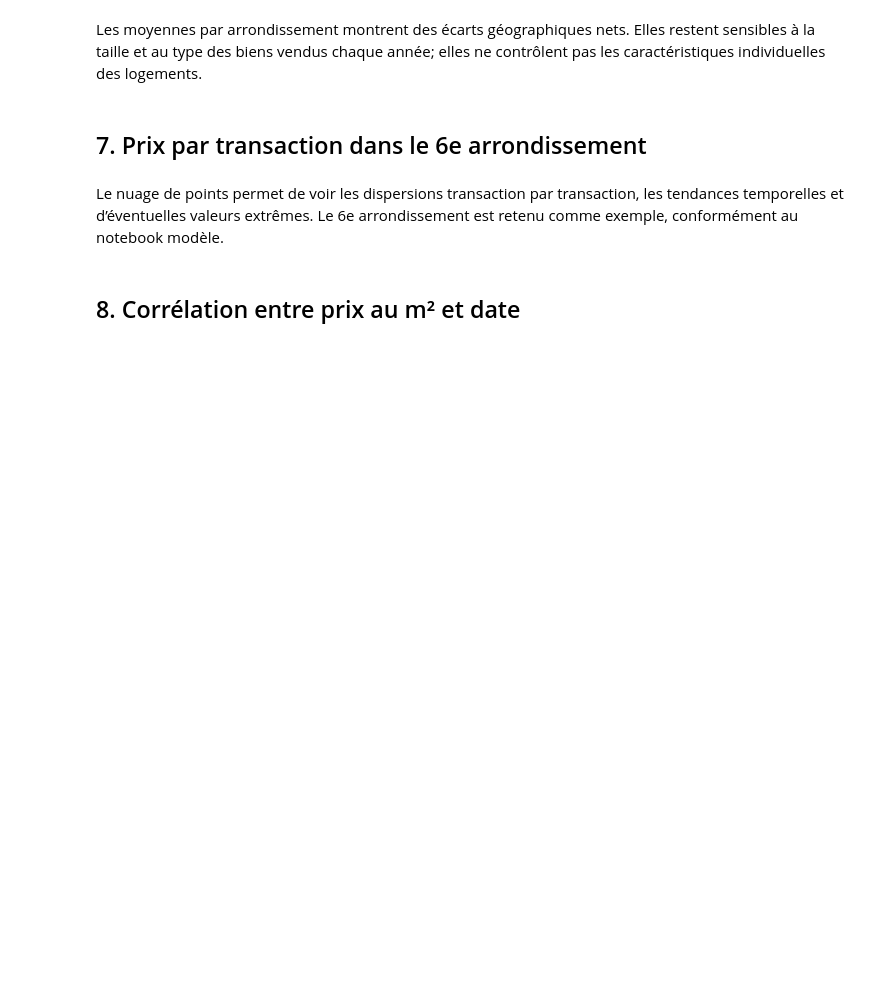
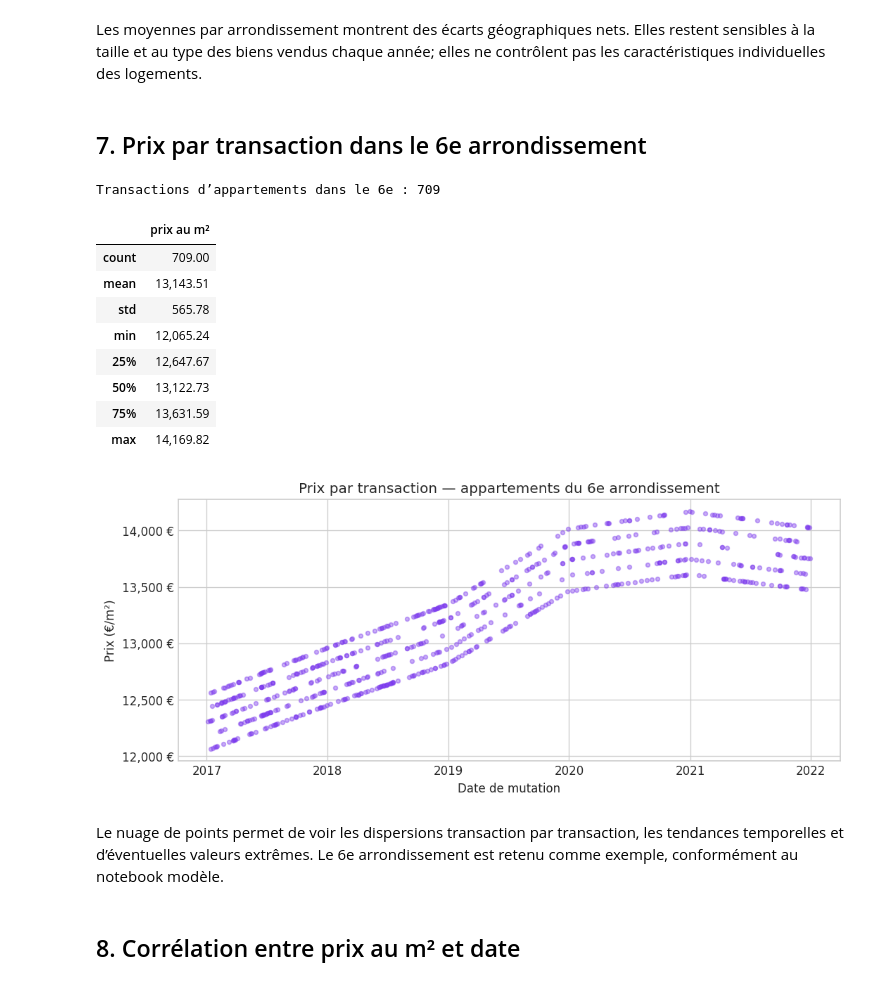
Before and after one commit to steve57000/p8, a Jupyter notebook: livrables/Bell_Steve_1_Notebook_102026.ipynb, the cells around one changed output. Saved outputs shown, nothing was run; the diff lists cells and outputs as text; code cells hidden in the pictures; blank space fills up the shorter version.

```diff
--- a/livrables/Bell_Steve_1_Notebook_102026.ipynb
+++ b/livrables/Bell_Steve_1_Notebook_102026.ipynb
@@ -96,10 +202,22 @@ Les moyennes par arrondissement montrent des écarts géographiques nets. Elles
 # %%
 transactions_75006 = appartements.loc[appartements.code_postal.eq(75006)]
 print("Transactions d’appartements dans le 6e :", len(transactions_75006))
 display(transactions_75006["prix_m2"].describe().to_frame("prix au m²"))
 plt.figure(figsize=(9,4)); plt.scatter(transactions_75006.date_mutation, transactions_75006.prix_m2, s=12, alpha=.42, color="#7c3aed")
 plt.title("Prix par transaction — appartements du 6e arrondissement")
-plt.xlabel("Date de mutation"); plt.ylabel("Prix (€/m²)"); plt.gca().yaxis.set_major_formatter(mtick.StrMethodFormatter("{x:,.0f} €")); plt.tight_layout(); plt.show()
+plt.xlabel("Date de mutation"); plt.ylabel("Prix (€/m²)"); plt.gca().yaxis.set_major_formatter(mtick.StrMethodFormatter("{x:,.0f} €")); plt.tight_layout(); plt.savefig(FIGURES_DIR / "transactions_75006.png", dpi=160, bbox_inches="tight"); plt.show()
+# %% [output]
+Transactions d’appartements dans le 6e : 709
+|  | prix au m² |
+| count | 709.00 |
+| mean | 13,143.51 |
+| std | 565.78 |
+| min | 12,065.24 |
+| 25% | 12,647.67 |
+| 50% | 13,122.73 |
+| 75% | 13,631.59 |
+| max | 14,169.82 |
+[figure, added]
 # %% [markdown]
 Le nuage de points permet de voir les dispersions transaction par transaction, les tendances temporelles et d’éventuelles valeurs extrêmes. Le 6e arrondissement est retenu comme exemple, conformément au notebook modèle.
 # %% [markdown]
```
Also changed, not shown: parts of 22 cells of this notebook, 15 other files.
